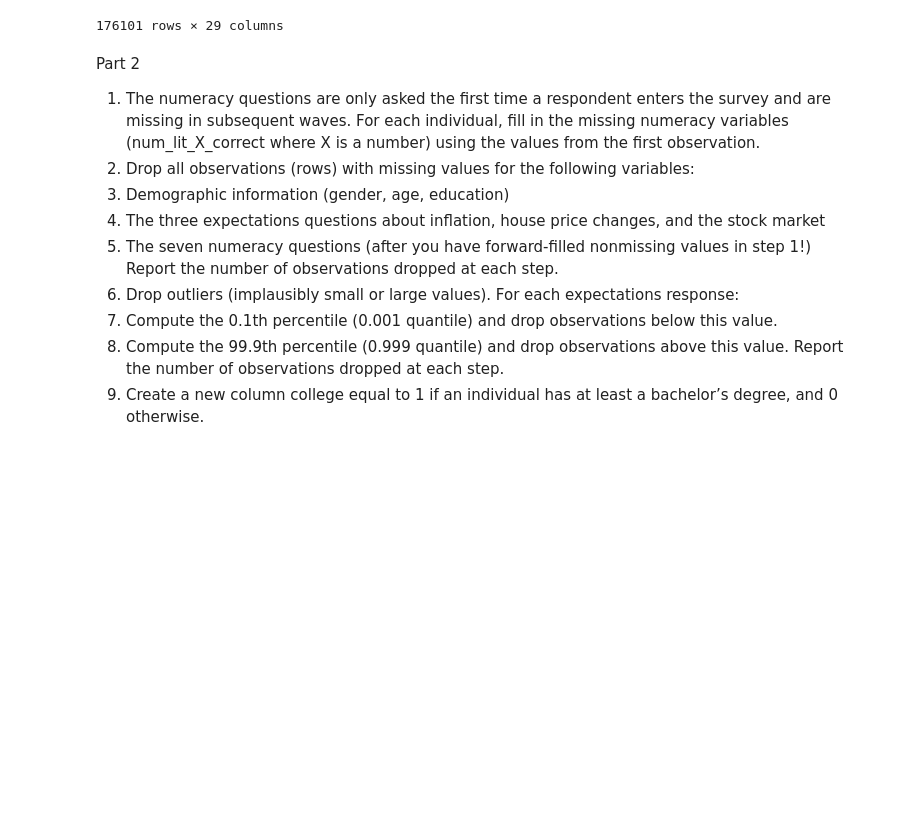
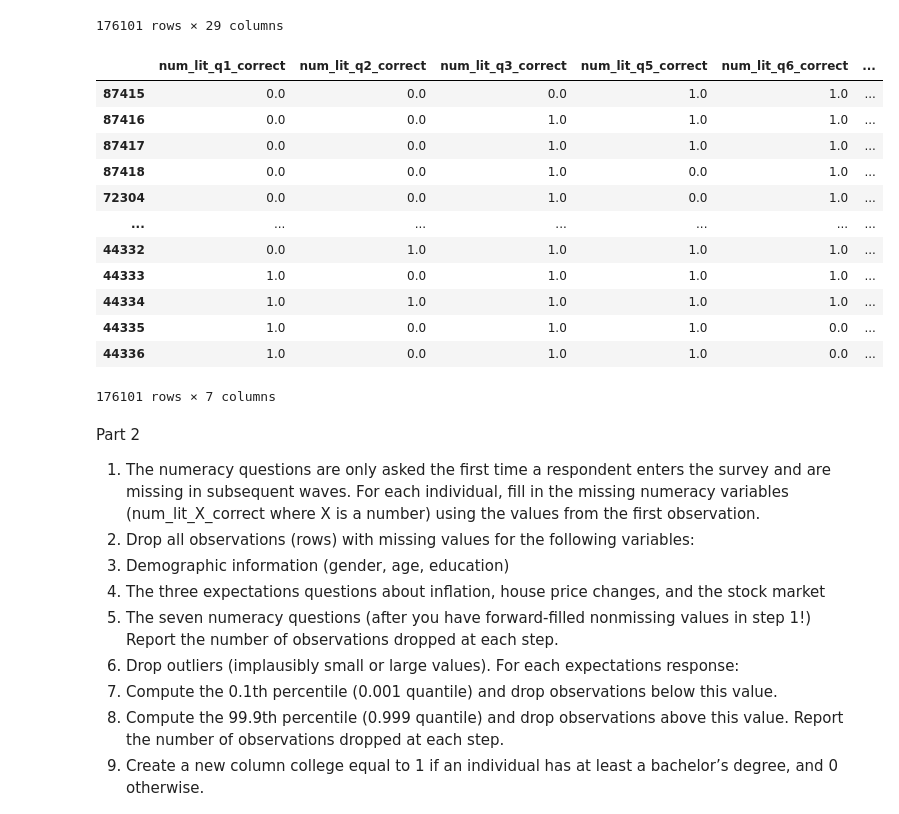
Before and after one commit to Sophiabevers/TECH2-Group-term-paper, a Jupyter notebook: termpaper sophia.ipynb, the cells around one changed output. Drawn from its saved outputs; the diff is of its cells as text; code cells hidden in the pictures; blank space fills up the shorter version.

```diff
--- a/termpaper sophia.ipynb
+++ b/termpaper sophia.ipynb
@@ -36,6 +36,40 @@ df
 | 176099 | 75023188 | 202409 | 2024-09-03 | 0.7 | 1.0 | 4.0 | 53.0 | 0.0 | 0.0 | 0.0 | ... | ... |
 | 176100 | 75023201 | 202409 | 2024-09-20 | 2.3 | 1.0 | 2.0 | 43.0 | 0.0 | 0.0 | 1.0 | ... | ... |
 176101 rows × 29 columns
+# %%
+import pandas as pd
+
+# Sample columns that match your pattern
+numeracy_cols = [col for col in df.columns if col.startswith('num_lit_') and col.endswith('_correct')]
+
+# Sort data by respondent and time (if you have a time or wave column)
+df = df.sort_values(['userid', 'wid'])
+
+# For each respondent, fill missing numeracy values with the first observation's values
+def fill_numeracy(group):
+    # Extract the first observation's numeracy values
+    first_values = group[numeracy_cols].iloc[0]
+    # Fill missing values in the group with these first_values
+    return group[numeracy_cols].fillna(first_values)
+
+# Apply the function group-wise and assign back
+df[numeracy_cols] = df.groupby('userid').apply(fill_numeracy).reset_index(level=0, drop=True)
+df[numeracy_cols]
+# Now df has missing numeracy values filled for each respondent with their first observation
+# %% [output]
+|  | num_lit_q1_correct | num_lit_q2_correct | num_lit_q3_correct | num_lit_q5_correct | num_lit_q6_correct | ... |
+| 87415 | 0.0 | 0.0 | 0.0 | 1.0 | 1.0 | ... |
+| 87416 | 0.0 | 0.0 | 1.0 | 1.0 | 1.0 | ... |
+| 87417 | 0.0 | 0.0 | 1.0 | 1.0 | 1.0 | ... |
+| 87418 | 0.0 | 0.0 | 1.0 | 0.0 | 1.0 | ... |
+| 72304 | 0.0 | 0.0 | 1.0 | 0.0 | 1.0 | ... |
+| ... | ... | ... | ... | ... | ... | ... |
+| 44332 | 0.0 | 1.0 | 1.0 | 1.0 | 1.0 | ... |
+| 44333 | 1.0 | 0.0 | 1.0 | 1.0 | 1.0 | ... |
+| 44334 | 1.0 | 1.0 | 1.0 | 1.0 | 1.0 | ... |
+| 44335 | 1.0 | 0.0 | 1.0 | 1.0 | 0.0 | ... |
+| 44336 | 1.0 | 0.0 | 1.0 | 1.0 | 0.0 | ... |
+176101 rows × 7 columns
 # %% [markdown]
 Part 2
 
```
Also changed, not shown: 2 other files.
